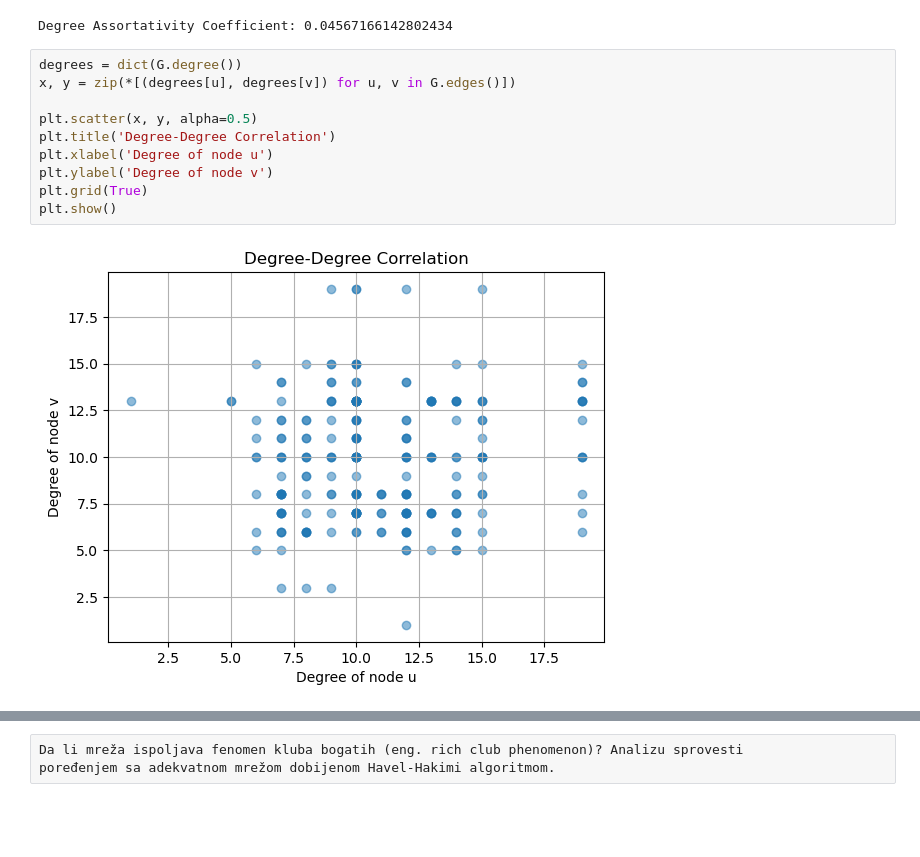
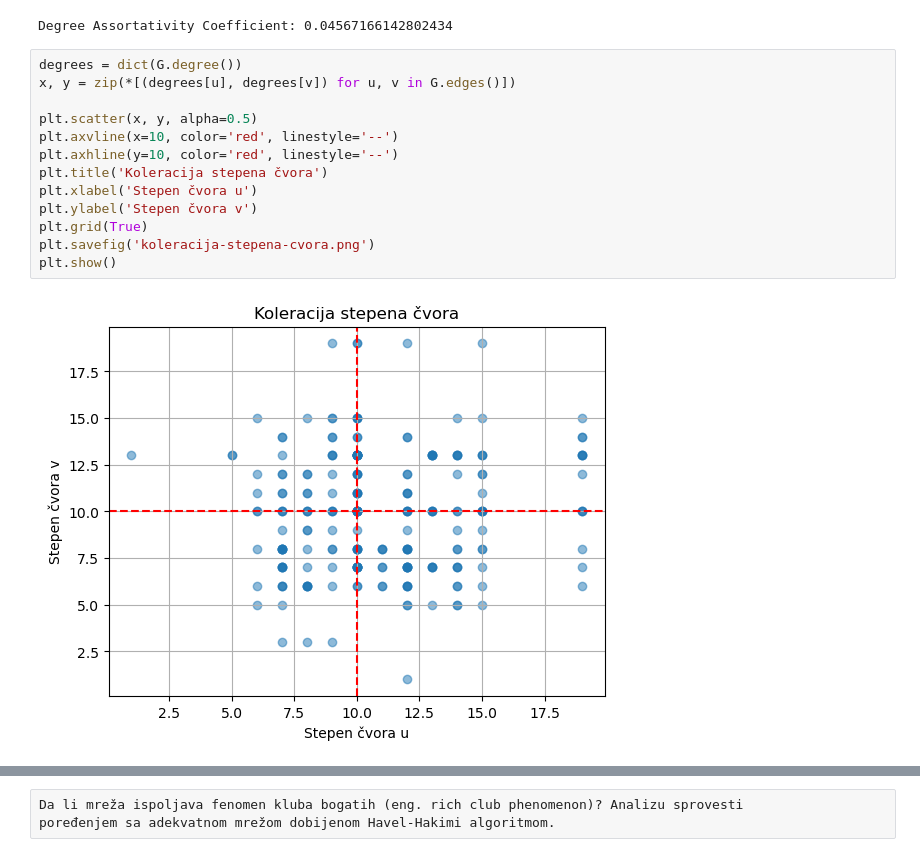
Before and after one commit to andrijanamikovic/Analiza-naucne-produkcije, a Jupyter notebook: creation_of_nm.ipynb, the cells around one changed output, grey strips where cells are left out. Drawn from its saved outputs; the diff is of its cells as text; blank space fills up the shorter version.

```diff
--- a/creation_of_nm.ipynb
+++ b/creation_of_nm.ipynb
@@ -214,12 +224,15 @@ Degree Assortativity Coefficient: 0.04567166142802434
 # %%
 degrees = dict(G.degree())
 x, y = zip(*[(degrees[u], degrees[v]) for u, v in G.edges()])
 
 plt.scatter(x, y, alpha=0.5)
-plt.title('Degree-Degree Correlation')
-plt.xlabel('Degree of node u')
-plt.ylabel('Degree of node v')
+plt.axvline(x=10, color='red', linestyle='--')
+plt.axhline(y=10, color='red', linestyle='--')
+plt.title('Koleracija stepena čvora')
+plt.xlabel('Stepen čvora u')
+plt.ylabel('Stepen čvora v')
 plt.grid(True)
+plt.savefig('koleracija-stepena-cvora.png')
 plt.show()
 # %% [output]
-[figure, old version]
+[figure, new version]
```
Also changed, not shown: parts of 16 cells of this notebook, 11 other files.
